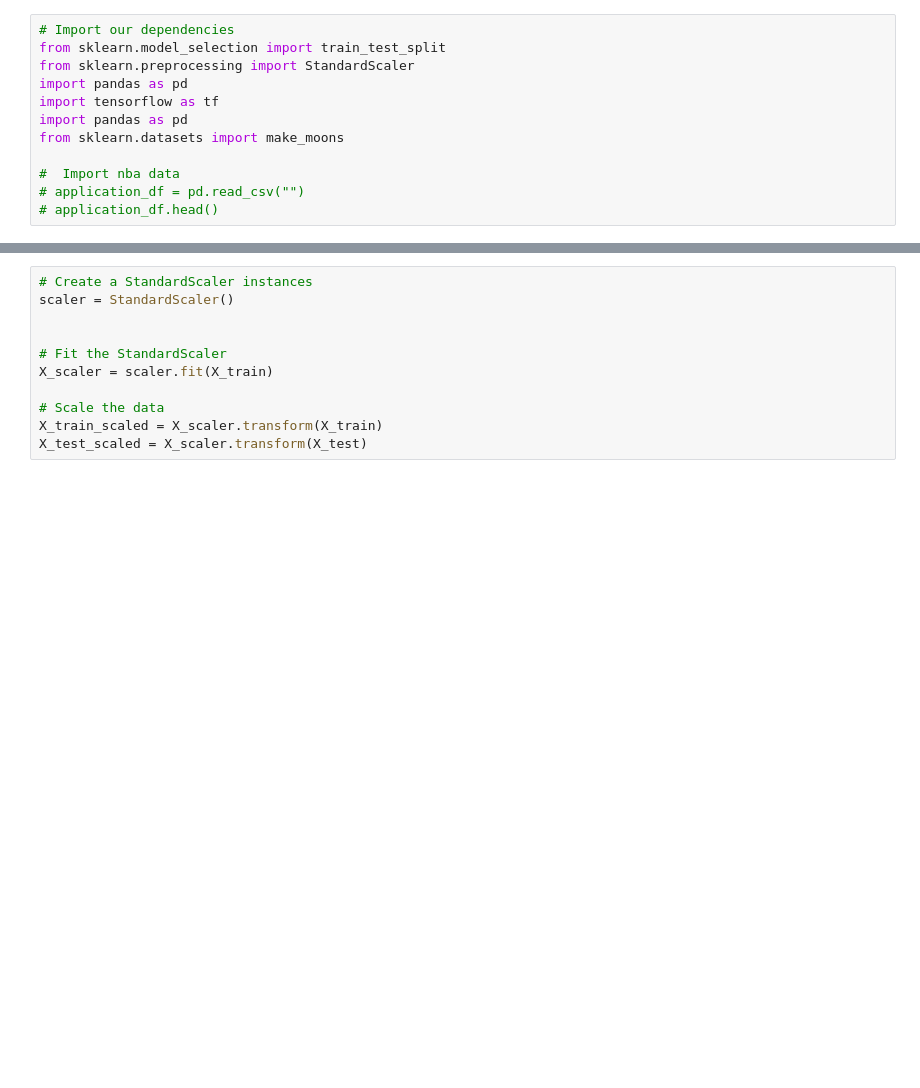
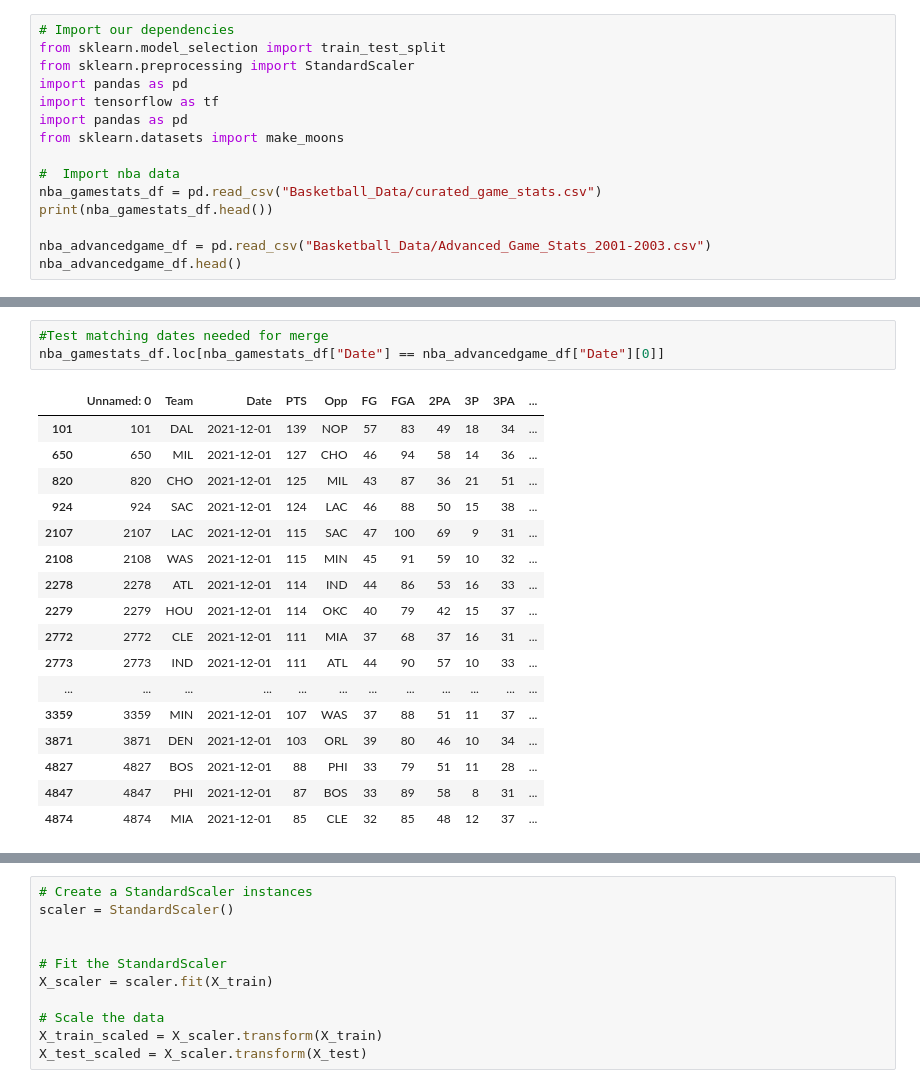
Before and after one commit to DanDreger/NBA_Winners, a Jupyter notebook: neural_network_starter.ipynb, the cells around one changed output, grey strips where cells are left out. Cells and saved outputs as stored; diff of their text form; blank space fills up the shorter version.

```diff
--- a/neural_network_starter.ipynb
+++ b/neural_network_starter.ipynb
@@ -8,5 +8,8 @@ import pandas as pd
 from sklearn.datasets import make_moons
 
 #  Import nba data
-# application_df = pd.read_csv("")
-# application_df.head()
+nba_gamestats_df = pd.read_csv("Basketball_Data/curated_game_stats.csv")
+print(nba_gamestats_df.head())
+
+nba_advancedgame_df = pd.read_csv("Basketball_Data/Advanced_Game_Stats_2001-2003.csv")
+nba_advancedgame_df.head()
@@ -26,0 +69,21 @@ df_moons["Target"] = y
+# %%
+#Test matching dates needed for merge
+nba_gamestats_df.loc[nba_gamestats_df["Date"] == nba_advancedgame_df["Date"][0]]
+# %% [output]
+|  | Unnamed: 0 | Team | Date | PTS | Opp | FG | FGA | 2PA | 3P | 3PA | ... |
+| 101 | 101 | DAL | 2021-12-01 | 139 | NOP | 57 | 83 | 49 | 18 | 34 | ... |
+| 650 | 650 | MIL | 2021-12-01 | 127 | CHO | 46 | 94 | 58 | 14 | 36 | ... |
+| 820 | 820 | CHO | 2021-12-01 | 125 | MIL | 43 | 87 | 36 | 21 | 51 | ... |
+| 924 | 924 | SAC | 2021-12-01 | 124 | LAC | 46 | 88 | 50 | 15 | 38 | ... |
+| 2107 | 2107 | LAC | 2021-12-01 | 115 | SAC | 47 | 100 | 69 | 9 | 31 | ... |
+| 2108 | 2108 | WAS | 2021-12-01 | 115 | MIN | 45 | 91 | 59 | 10 | 32 | ... |
+| 2278 | 2278 | ATL | 2021-12-01 | 114 | IND | 44 | 86 | 53 | 16 | 33 | ... |
+| 2279 | 2279 | HOU | 2021-12-01 | 114 | OKC | 40 | 79 | 42 | 15 | 37 | ... |
+| 2772 | 2772 | CLE | 2021-12-01 | 111 | MIA | 37 | 68 | 37 | 16 | 31 | ... |
+| 2773 | 2773 | IND | 2021-12-01 | 111 | ATL | 44 | 90 | 57 | 10 | 33 | ... |
+| ... | ... | ... | ... | ... | ... | ... | ... | ... | ... | ... | ... |
+| 3359 | 3359 | MIN | 2021-12-01 | 107 | WAS | 37 | 88 | 51 | 11 | 37 | ... |
+| 3871 | 3871 | DEN | 2021-12-01 | 103 | ORL | 39 | 80 | 46 | 10 | 34 | ... |
+| 4827 | 4827 | BOS | 2021-12-01 | 88 | PHI | 33 | 79 | 51 | 11 | 28 | ... |
+| 4847 | 4847 | PHI | 2021-12-01 | 87 | BOS | 33 | 89 | 58 | 8 | 31 | ... |
+| 4874 | 4874 | MIA | 2021-12-01 | 85 | CLE | 32 | 85 | 48 | 12 | 37 | ... |
```
Also changed, not shown: parts of 20 cells of this notebook, 2 other files.
